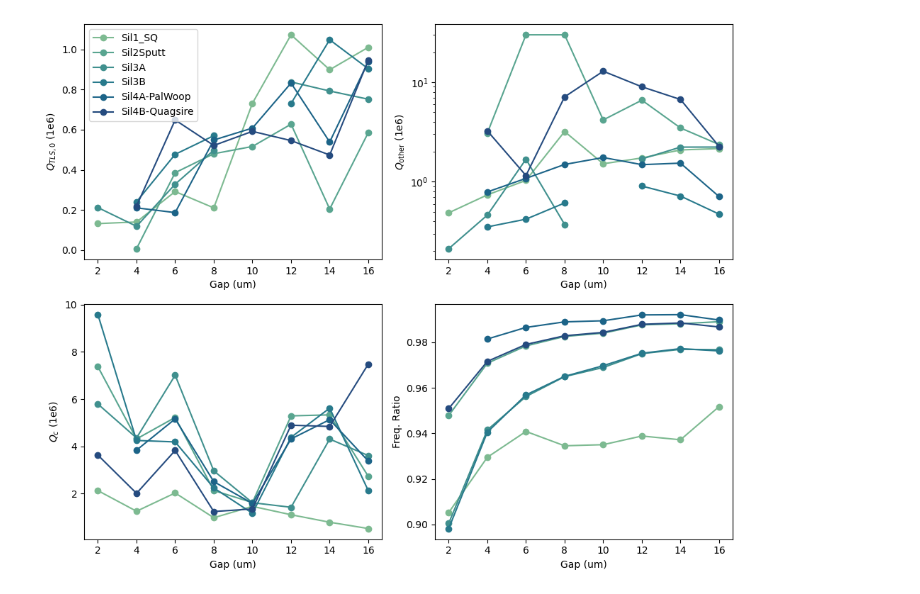
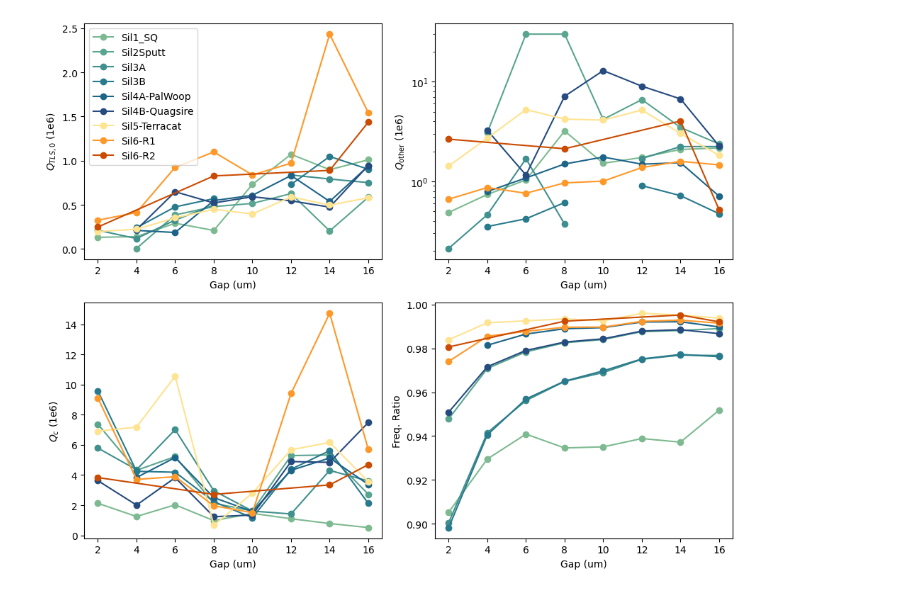
Before and after one commit to eesh-gupta/scresonators, a Jupyter notebook: dbs/load_res_database.ipynb, the cells around one changed output. Saved outputs shown, nothing was run; the diff lists cells and outputs as text; code cells hidden in the pictures.

```diff
--- a/dbs/load_res_database.ipynb
+++ b/dbs/load_res_database.ipynb
@@ -18,34 +18,36 @@ sns.set_palette(sns.color_palette(colors))
 fig, ax = plt.subplots(2,2, figsize=(10,8))
 ax = ax.flatten()
 xval = 'Gap (um)'
 #xval = 'Target Freq. (GHz)'
 num_sapp = 3
-num_sil = 6
+num_nb_sil = 6
+num_ta_sil = 3
 b1 = sns.color_palette('flare',num_sapp)
-b2 = sns.color_palette('crest',num_sil)
-col = b1+b2
+b2 = sns.color_palette('crest',num_nb_sil)
+b3 = sns.color_palette('YlOrBr',num_ta_sil)
+col = b1+b2+b3
 i=0
 num_sets = len(notion_df['Name'].unique())
 for name, group in notion_df.groupby('Name'):
     if group['Substrate'].iloc[0]=='Silicon':
         group = group.sort_values(by=xval)
         #print(f"Group: {name}")
         #print(group['Gap (um)'])
         ax[0].plot(group[xval], group['QTLS0 (1e6)'], 'o-', label=name, color=col[i])
         ax[1].semilogy(group[xval], group['Qother (1e6)'], 'o-', label=name, color=col[i])
         ax[2].plot(group[xval], group['Qc (1e6)'], 'o-', label=name, color=col[i])
         ax[3].plot(group[xval], group['Freq (GHz)']/group['Target Freq. (GHz)'], 'o-', label=name, color=col[i])
         #ax[3].plot(group[xval], group['Freq (GHz)'], 'o-', label=name)
     i+=1
 ax[0].legend()
 ax[0].set_ylabel('$Q_{TLS,0}$ (1e6)')
 ax[1].set_ylabel('$Q_{\mathrm{other}}$ (1e6)')
 ax[2].set_ylabel('$Q_{c}$ (1e6)')
 ax[3].set_ylabel('Freq. Ratio')
 for a in ax:
     a.set_xlabel(xval)
 fig.tight_layout()
 current_time = datetime.now().strftime("%Y%m%d_%H%M%S")
 fig.savefig(f"resonators_{current_time}.png")
 # %% [output]
-[figure, old version]
+[figure, new version]
```
Also changed, not shown: parts of 2 cells of this notebook, 5 other files.
